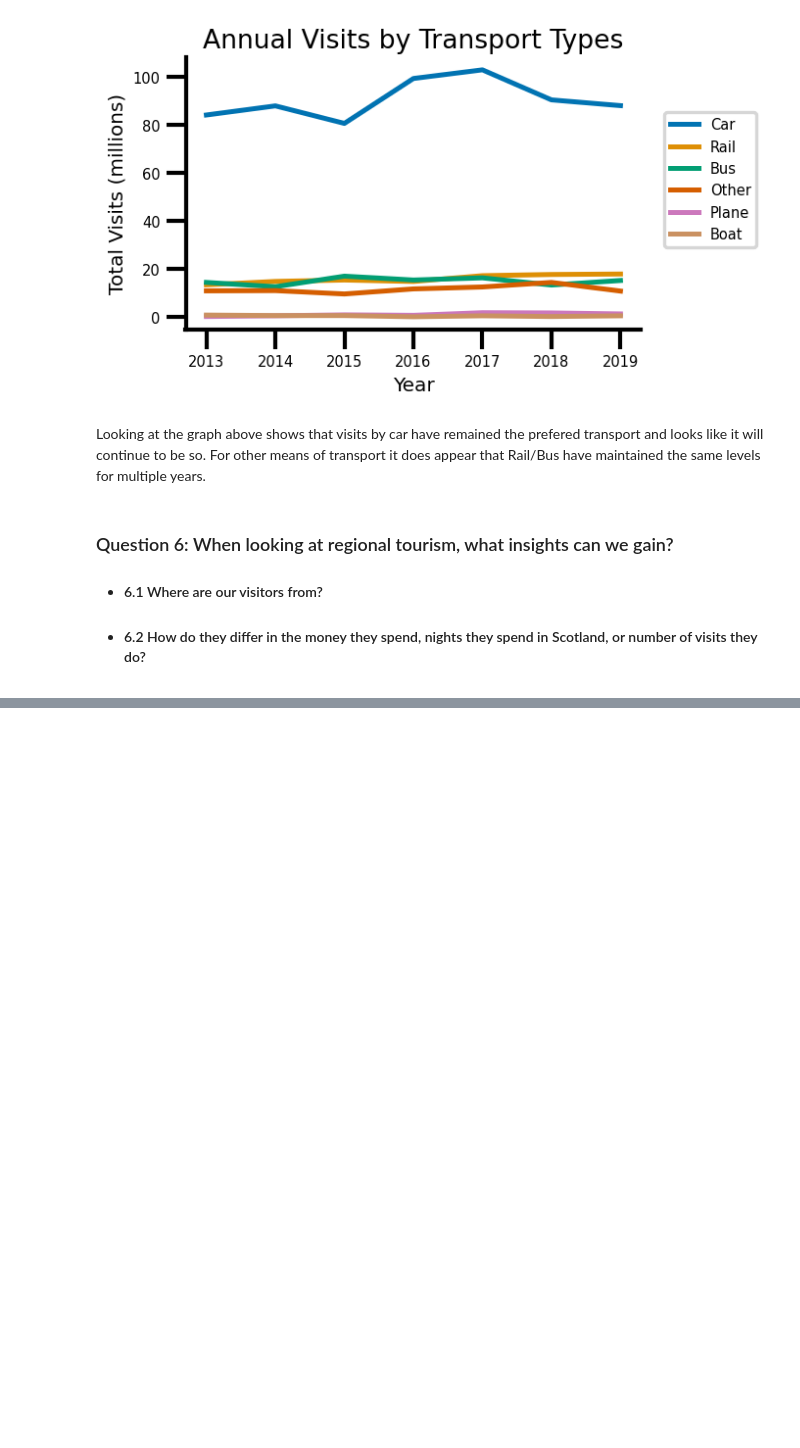
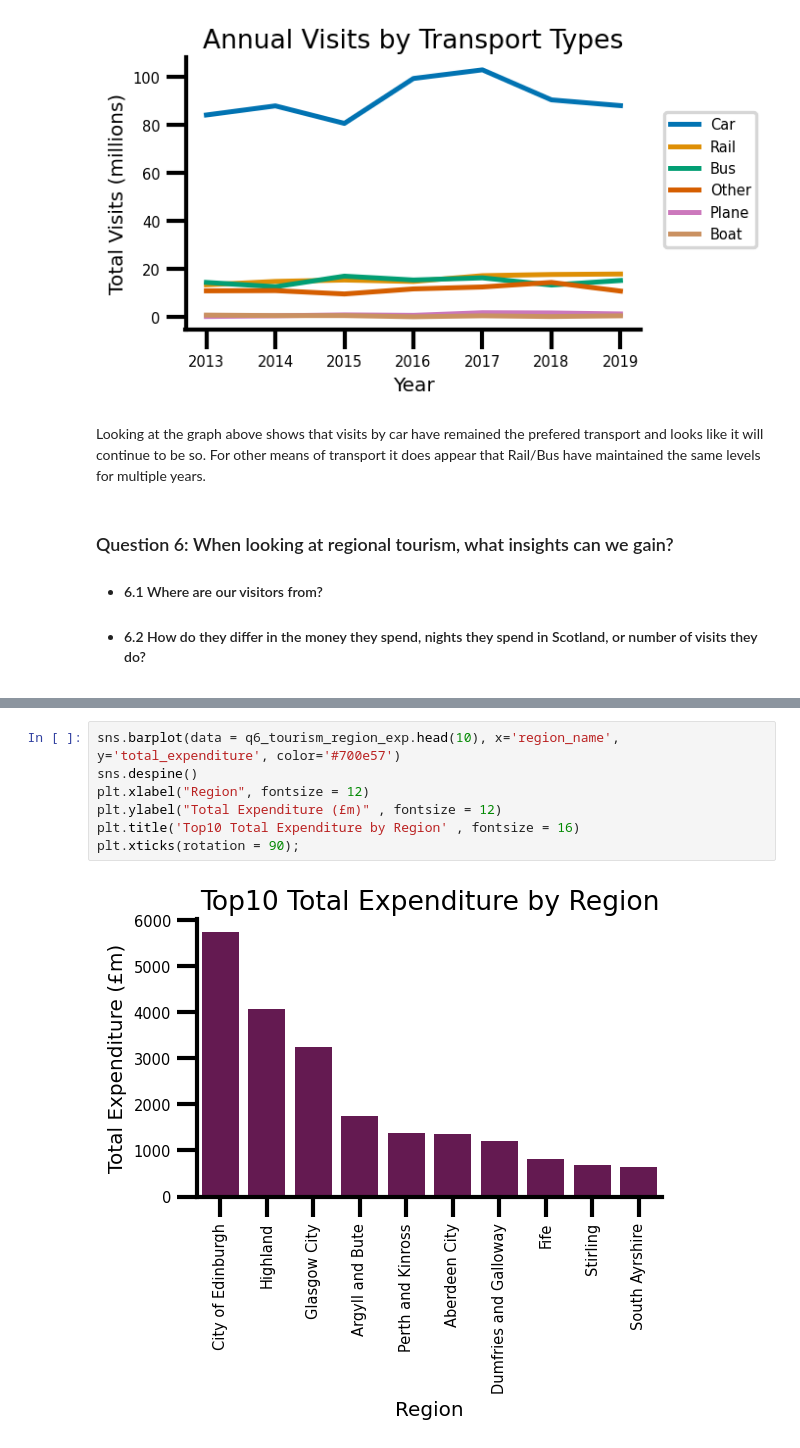
Before and after one commit to mjmarr/visit_scotland_final_project, a Jupyter notebook: Analysis.ipynb, the cells around one changed output, grey strips where cells are left out. Drawn from its saved outputs; the diff is of its cells as text; blank space fills up the shorter version.

```diff
--- a/Analysis.ipynb
+++ b/Analysis.ipynb
@@ -623,0 +668,9 @@ Looking at the graph above shows that visits by car have remained the prefered t
+# %%
+sns.barplot(data = q6_tourism_region_exp.head(10), x='region_name', y='total_expenditure', color='#700e57')
+sns.despine()
+plt.xlabel("Region", fontsize = 12)
+plt.ylabel("Total Expenditure (£m)" , fontsize = 12)
+plt.title('Top10 Total Expenditure by Region' , fontsize = 16)
+plt.xticks(rotation = 90);
+# %% [output]
+[figure, added]
```
Also changed, not shown: parts of 15 cells of this notebook.
